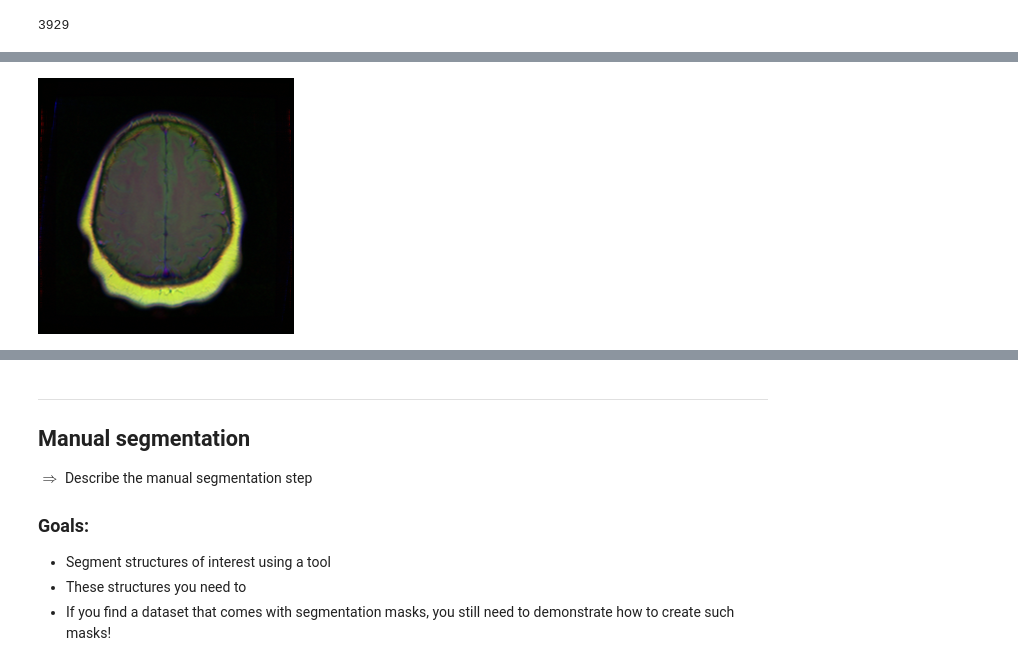
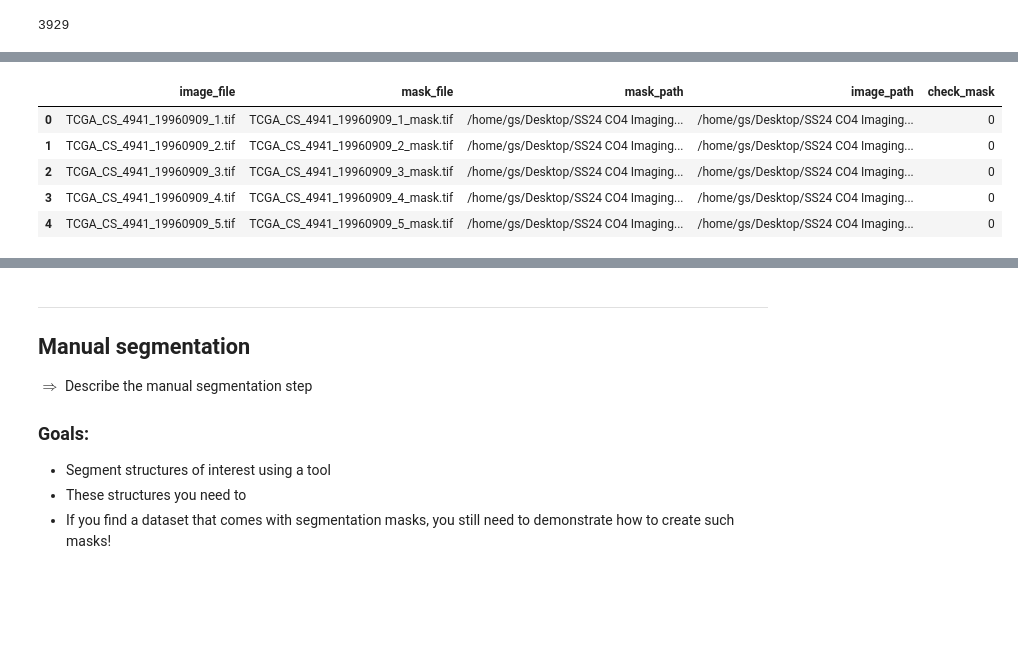
Before and after one commit to guanshengdu/msls-co4-ss24, a Jupyter notebook: project/main_guansheng.ipynb, the cells around one changed output, grey strips where cells are left out. Cells and saved outputs as stored; diff of their text form; code cells hidden in the pictures; blank space fills up the shorter version.

```diff
--- a/project/main_guansheng.ipynb
+++ b/project/main_guansheng.ipynb
@@ -257,5 +248,14 @@ def check_mask(file):
     else:
         return 0
 # %%
-df["check_mask"] = df["mask_file"].apply(check_mask)
+df["check_mask"] = df["mask_path"].apply(check_mask)
+
+df.head()
+# %% [output]
+|  | image_file | mask_file | mask_path | image_path | check_mask |
+| 0 | TCGA_CS_4941_19960909_1.tif | TCGA_CS_4941_19960909_1_mask.tif | /home/gs/Desktop/SS24 CO4 Imaging... | /home/gs/Desktop/SS24 CO4 Imaging... | 0 |
+| 1 | TCGA_CS_4941_19960909_2.tif | TCGA_CS_4941_19960909_2_mask.tif | /home/gs/Desktop/SS24 CO4 Imaging... | /home/gs/Desktop/SS24 CO4 Imaging... | 0 |
+| 2 | TCGA_CS_4941_19960909_3.tif | TCGA_CS_4941_19960909_3_mask.tif | /home/gs/Desktop/SS24 CO4 Imaging... | /home/gs/Desktop/SS24 CO4 Imaging... | 0 |
+| 3 | TCGA_CS_4941_19960909_4.tif | TCGA_CS_4941_19960909_4_mask.tif | /home/gs/Desktop/SS24 CO4 Imaging... | /home/gs/Desktop/SS24 CO4 Imaging... | 0 |
+| 4 | TCGA_CS_4941_19960909_5.tif | TCGA_CS_4941_19960909_5_mask.tif | /home/gs/Desktop/SS24 CO4 Imaging... | /home/gs/Desktop/SS24 CO4 Imaging... | 0 |
 # %%
@@ -300,17 +302,15 @@ PATCH_SIZE = 128
 
 transforms = A.Compose(
     [
-        A.Resize(width=PATCH_SIZE, height=PATCH_SIZE, p=1.0),
+        A.geometric.resize.Resize(width=PATCH_SIZE, height=PATCH_SIZE, p=1.0),
         A.HorizontalFlip(p=0.5),
         A.VerticalFlip(p=0.5),
         A.RandomRotate90(p=0.5),
         A.Transpose(p=0.5),
         A.ShiftScaleRotate(shift_limit=0.01, scale_limit=0.04, rotate_limit=0, p=0.25),
         A.Normalize(p=1.0),
-        #A.pytorch.ToTensorV2(),
+        A.pytorch.ToTensorV2(),
     ]
 )
 
 Image.open(df["image_file"][37])
-# %% [output]
-[figure, removed]
```
Also changed, not shown: parts of 29 cells of this notebook.
